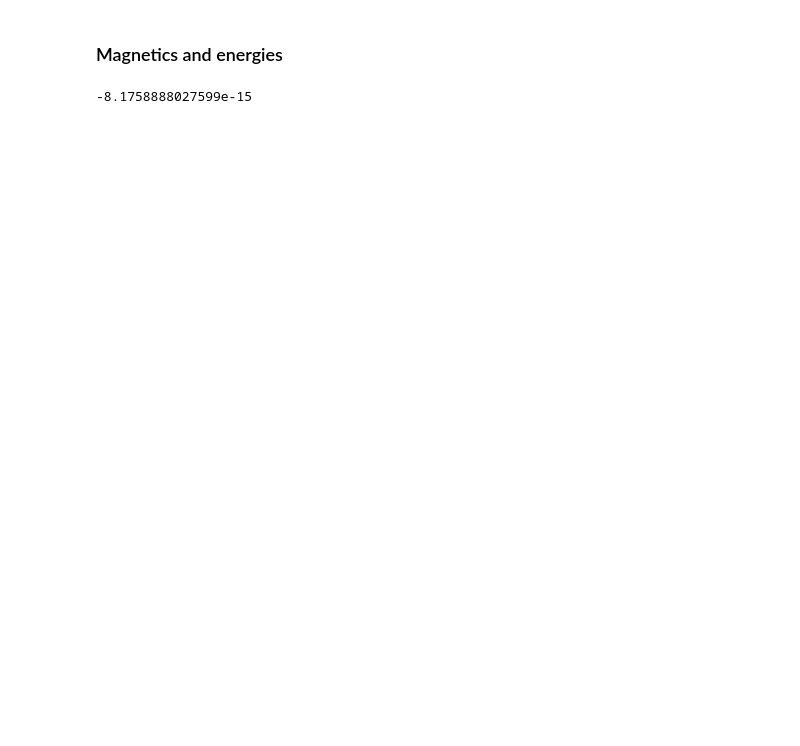
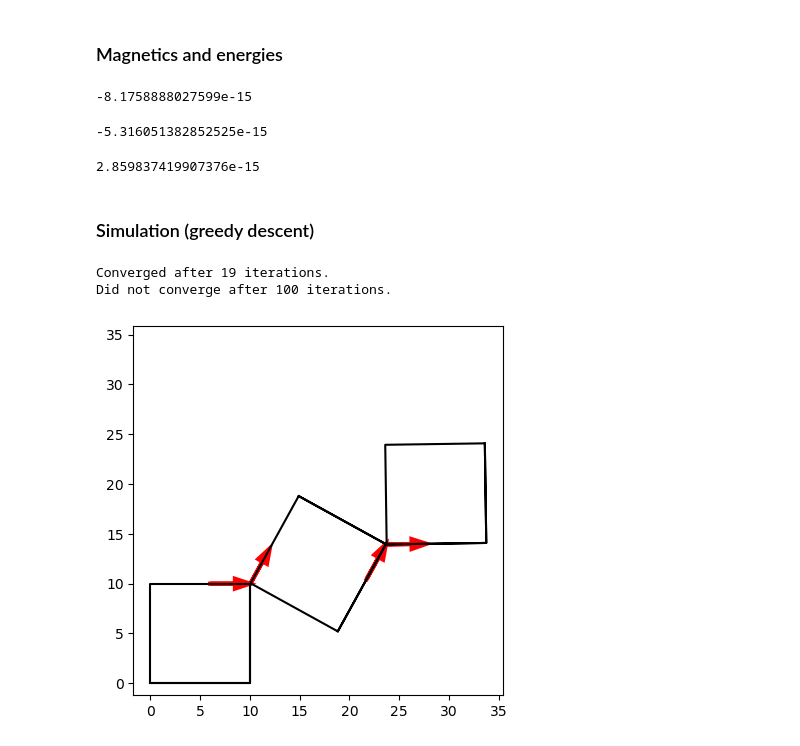
Before and after one commit to dymc9548/Magnetic-actuator-simulation, a Jupyter notebook: initial_Visualization.ipynb, the cells around one changed output. Drawn from its saved outputs; the diff is of its cells as text; code cells hidden in the pictures; blank space fills up the shorter version.

Commit message:
Added greedy descent simulation, have not debugged

```diff
--- a/initial_Visualization.ipynb
+++ b/initial_Visualization.ipynb
@@ -86,2 +87,27 @@ print(E)
 # %% [output]
 -8.1758888027599e-15
+# %%
+# Test calculate the energy in Joules of the rotated hinge
+E2 = vis.energy_math(patch_arr_new,mask_arr, v_xmat, h_xmat, v_ymat, h_ymat,Ml_mat)
+print(E2)
+# This calculation has been confirmed by hand!
+# %% [output]
+-5.316051382852525e-15
+# %%
+# Print the difference
+print(E2-E)
+# %% [output]
+2.859837419907376e-15
+# %% [markdown]
+### Simulation (greedy descent)
+# %%
+std = 10 # angle distribution std
+max_iter = 100 # maximum moves
+patch_arr_sim, shape_arr_sim, hinge_vec_sim, current_energy_sim = vis.simulate_greedyDescent(patch_arr,shape_arr,linelist,hinge_vec, hinge_loc, std, patch_num, mask_arr, v_xmat, h_xmat, v_ymat, h_ymat, Ml_mat, max_iter, tol=0)
+# %% [output]
+Converged after 19 iterations.
+Did not converge after 100 iterations.
+# %%
+vis.shapeplots(shape_arr_sim, linelist, mag_vecs = patch_arr_sim)
+# %% [output]
+[figure, added]
```
Also changed, not shown: parts of 2 cells of this notebook, 1 other file.
